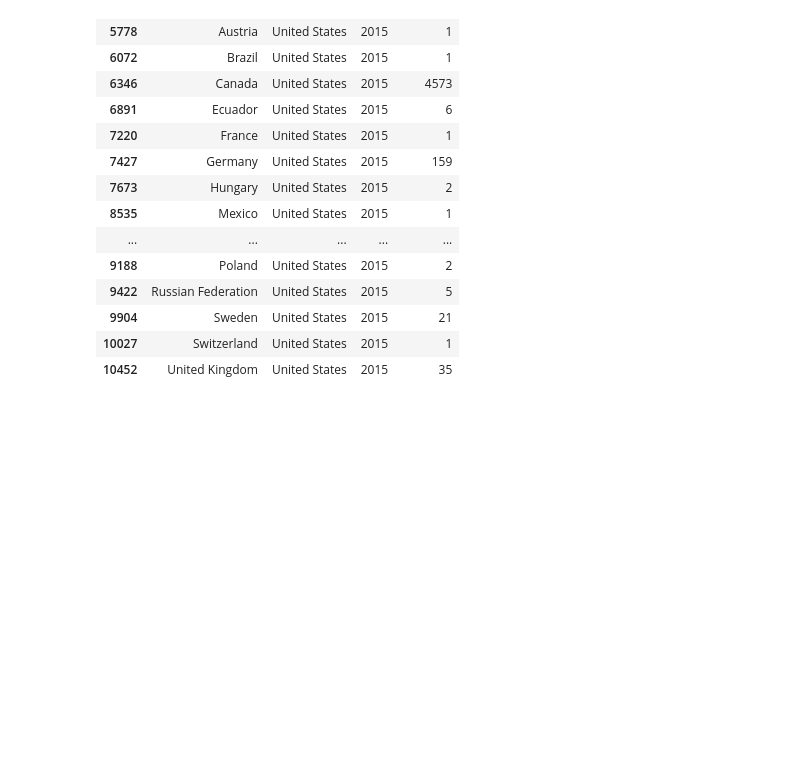
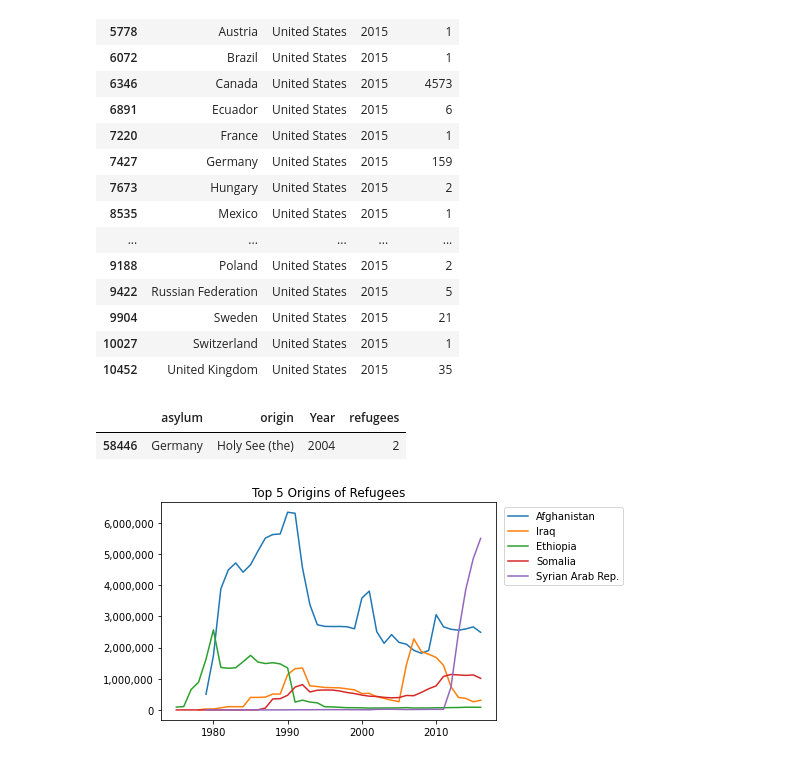
Before and after one commit to nss-data-science-cohort-5/un_exploration-ripplesphere, a Jupyter notebook: notebooks/UN_Data_Refugees_InOne.ipynb, the cells around one changed output. Saved outputs shown, nothing was run; the diff lists cells and outputs as text; code cells hidden in the pictures; blank space fills up the shorter version.

```diff
--- a/notebooks/UN_Data_Refugees_InOne.ipynb
+++ b/notebooks/UN_Data_Refugees_InOne.ipynb
@@ -43,3 +34,0 @@ len(set(ref_df[ref_df["Year"] == 1975]["origin"]))
-# %%
-for x in range(1975,2017):
-    print(len(set(ref_df[ref_df["Year"] == x]["asylum"])), len(set(ref_df[ref_df["Year"] == x]["origin"])))
@@ -132,3 +64,22 @@ ref_df[(ref_df["origin"] == "United States") & (ref_df["Year"] == 2015)]
 | 9904 | Sweden | United States | 2015 | 21 |
 | 10027 | Switzerland | United States | 2015 | 1 |
 | 10452 | United Kingdom | United States | 2015 | 35 |
+# %%
+# Just one of those interesting little facts in the data.
+ref_df[ref_df["origin"] ==  "Holy See (the)"]
+# %% [output]
+|  | asylum | origin | Year | refugees |
+| 58446 | Germany | Holy See (the) | 2004 | 2 |
+# %%
+origin_lst = ref_df.groupby("origin").sum().sort_values("refugees", ascending = False).index.tolist()
+del origin_lst[1] # remove 'Various'
+for x in origin_lst[:5]:
+    plt.plot(ref_df[ref_df["origin"] == x].groupby("Year").sum()["refugees"],
+             label=x)
+#plt.gca().legend()
+plt.legend(bbox_to_anchor=(1.01, 1), loc='upper left', ncol=1)
+plt.gca().yaxis.set_major_formatter(StrMethodFormatter('{x:,.0f}'))
+plt.title("Top 5 Origins of Refugees")
+print()
+# %% [output]
+[figure, added]
```
Also changed, not shown: parts of 10 cells of this notebook, 3 other files.
